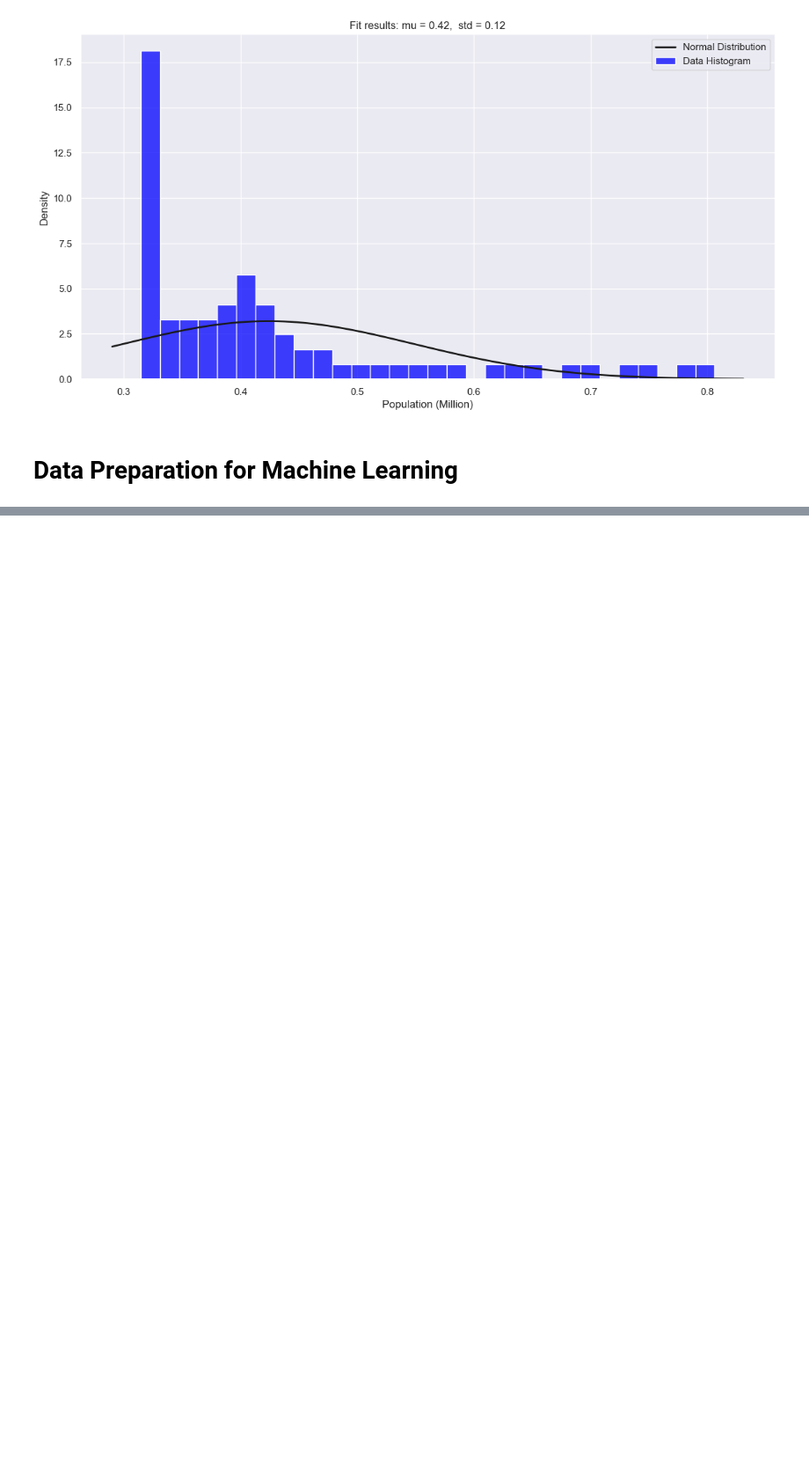
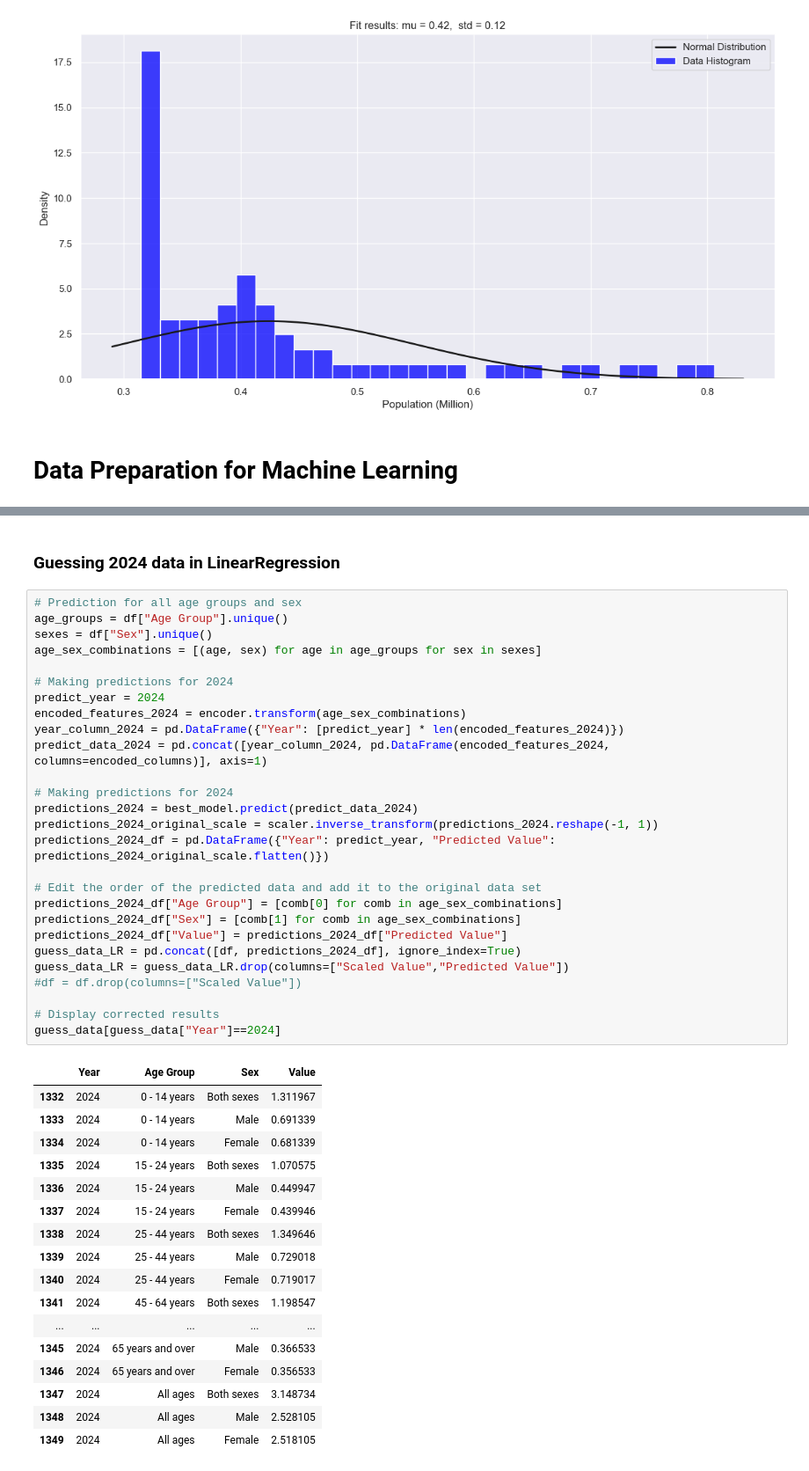
Before and after one commit to TunahanINCE/Population-in-Ireland, a Jupyter notebook: CA-1.ipynb, the cells around one changed output, grey strips where cells are left out. Shown at 88% size. Saved outputs shown, nothing was run; the diff lists cells and outputs as text; blank space fills up the shorter version.

```diff
--- a/CA-1.ipynb
+++ b/CA-1.ipynb
@@ -836,0 +672,47 @@ predicted_summary_2024
+# %% [markdown]
+### Guessing 2024 data in LinearRegression
+# %%
+# Prediction for all age groups and sex
+age_groups = df["Age Group"].unique()
+sexes = df["Sex"].unique()
+age_sex_combinations = [(age, sex) for age in age_groups for sex in sexes]
+
+# Making predictions for 2024
+predict_year = 2024
+encoded_features_2024 = encoder.transform(age_sex_combinations)
+year_column_2024 = pd.DataFrame({"Year": [predict_year] * len(encoded_features_2024)})
+predict_data_2024 = pd.concat([year_column_2024, pd.DataFrame(encoded_features_2024, columns=encoded_columns)], axis=1)
+
+# Making predictions for 2024
+predictions_2024 = best_model.predict(predict_data_2024)
+predictions_2024_original_scale = scaler.inverse_transform(predictions_2024.reshape(-1, 1))
+predictions_2024_df = pd.DataFrame({"Year": predict_year, "Predicted Value": predictions_2024_original_scale.flatten()})
+
+# Edit the order of the predicted data and add it to the original data set
+predictions_2024_df["Age Group"] = [comb[0] for comb in age_sex_combinations]
+predictions_2024_df["Sex"] = [comb[1] for comb in age_sex_combinations]
+predictions_2024_df["Value"] = predictions_2024_df["Predicted Value"]
+guess_data_LR = pd.concat([df, predictions_2024_df], ignore_index=True)
+guess_data_LR = guess_data_LR.drop(columns=["Scaled Value","Predicted Value"])
+#df = df.drop(columns=["Scaled Value"])
+
+# Display corrected results
+guess_data[guess_data["Year"]==2024]
+# %% [output]
+|  | Year | Age Group | Sex | Value |
+| 1332 | 2024 | 0 - 14 years | Both sexes | 1.311967 |
+| 1333 | 2024 | 0 - 14 years | Male | 0.691339 |
+| 1334 | 2024 | 0 - 14 years | Female | 0.681339 |
+| 1335 | 2024 | 15 - 24 years | Both sexes | 1.070575 |
+| 1336 | 2024 | 15 - 24 years | Male | 0.449947 |
+| 1337 | 2024 | 15 - 24 years | Female | 0.439946 |
+| 1338 | 2024 | 25 - 44 years | Both sexes | 1.349646 |
+| 1339 | 2024 | 25 - 44 years | Male | 0.729018 |
+| 1340 | 2024 | 25 - 44 years | Female | 0.719017 |
+| 1341 | 2024 | 45 - 64 years | Both sexes | 1.198547 |
+| ... | ... | ... | ... | ... |
+| 1345 | 2024 | 65 years and over | Male | 0.366533 |
+| 1346 | 2024 | 65 years and over | Female | 0.356533 |
+| 1347 | 2024 | All ages | Both sexes | 3.148734 |
+| 1348 | 2024 | All ages | Male | 2.528105 |
+| 1349 | 2024 | All ages | Female | 2.518105 |
```
Also changed, not shown: parts of 35 cells of this notebook.
